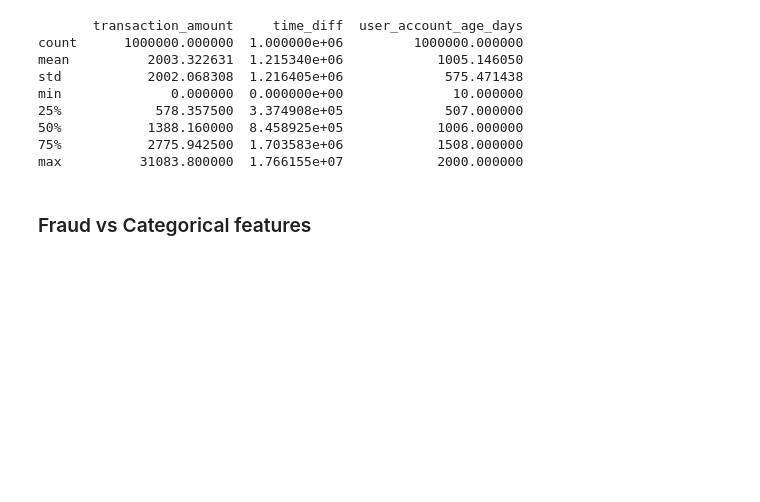
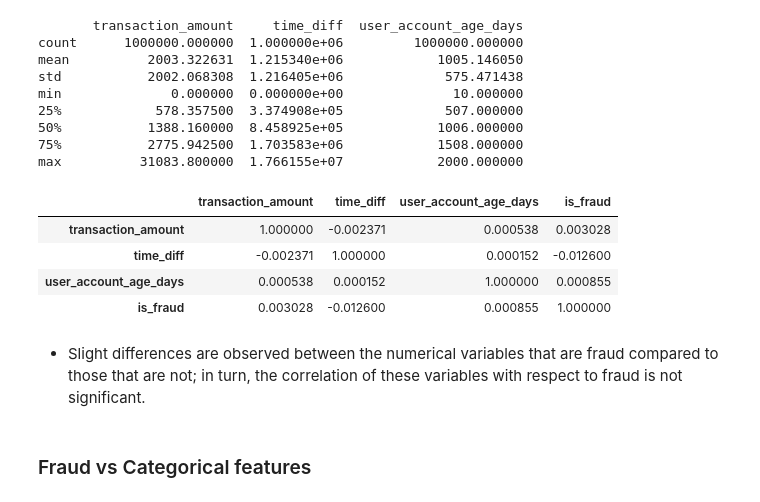
Before and after one commit to jpcampos04/2604_predictive_model_financial_fraud, a Jupyter notebook: 2604_predictive_model_financial_fraud.ipynb, the cells around one changed output. Cells and saved outputs as stored; diff of their text form; code cells hidden in the pictures; blank space fills up the shorter version.

```diff
--- a/2604_predictive_model_financial_fraud.ipynb
+++ b/2604_predictive_model_financial_fraud.ipynb
@@ -291,6 +303,17 @@ min              0.000000  0.000000e+00              10.000000
 50%           1388.160000  8.458925e+05            1006.000000
 75%           2775.942500  1.703583e+06            1508.000000
 max          31083.800000  1.766155e+07            2000.000000
+# %%
+# Shows the correlation of numerical variables against fraud
+df[['transaction_amount', 'time_diff', 'user_account_age_days', 'is_fraud']].corr()
+# %% [output]
+|  | transaction_amount | time_diff | user_account_age_days | is_fraud |
+| transaction_amount | 1.000000 | -0.002371 | 0.000538 | 0.003028 |
+| time_diff | -0.002371 | 1.000000 | 0.000152 | -0.012600 |
+| user_account_age_days | 0.000538 | 0.000152 | 1.000000 | 0.000855 |
+| is_fraud | 0.003028 | -0.012600 | 0.000855 | 1.000000 |
+# %% [markdown]
+- Slight differences are observed between the numerical variables that are fraud compared to those that are not; in turn, the correlation of these variables with respect to fraud is not significant.
 # %% [markdown]
 ### Fraud vs Categorical features
 # %%
```
Also changed, not shown: parts of 56 cells of this notebook.
